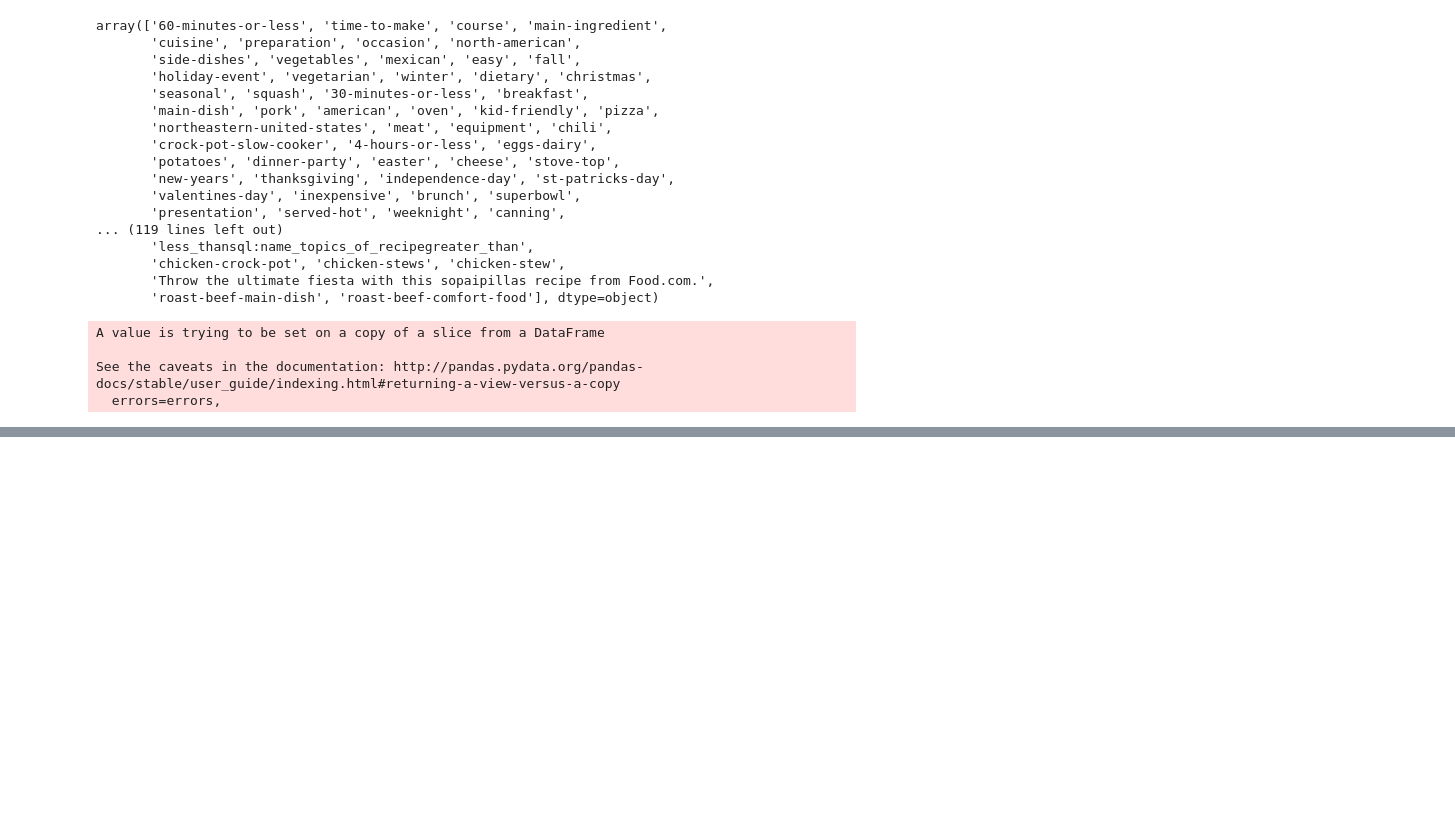
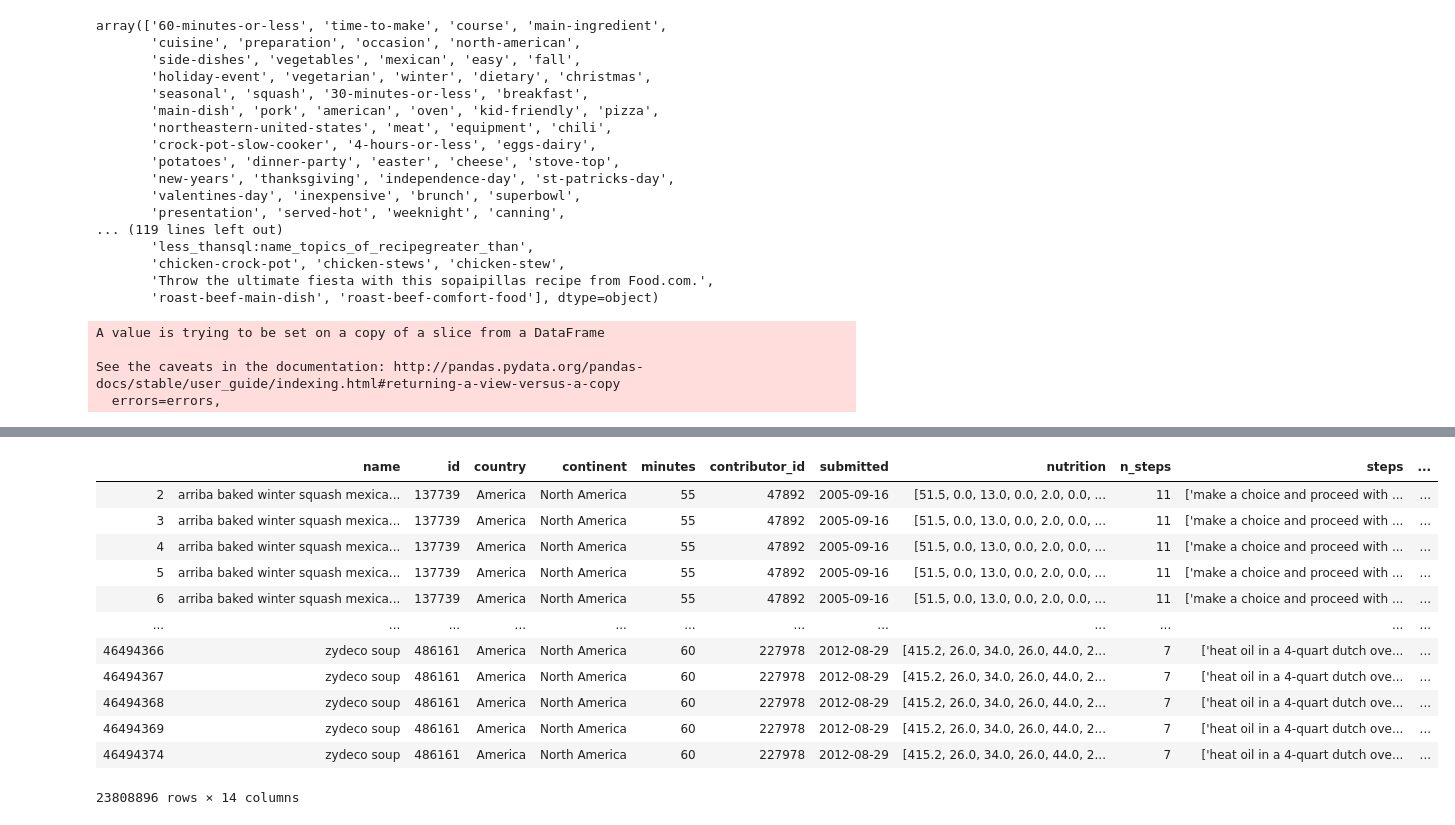
Before and after one commit to JiahuaWU/ada2019, a Jupyter notebook: Untitled.ipynb, the cells around one changed output, grey strips where cells are left out. Cells and saved outputs as stored; diff of their text form; code cells hidden in the pictures; blank space fills up the shorter version.

```diff
--- a/Untitled.ipynb
+++ b/Untitled.ipynb
@@ -262,0 +469,24 @@ recipe_country.merge(main_dish, on = 'id', how = 'left', ).merge(side_dish, on =
+# %%
+recipe_ingre['seasoning'] = recipe_ingre['seasoning'].apply(ast.literal_eval)
+# %%
+recipe_seasoning = recipe_ingre.explode('seasoning')
+# %%
+recipe_seasoning.reset_index(drop = True, inplace = True)
+# %%
+recipe_seasoning.drop(index = recipe_seasoning[recipe_seasoning['seasoning'].isna()].index, inplace = True)
+# %%
+recipe_seasoning
+# %% [output]
+|  | name | id | country | continent | minutes | contributor_id | submitted | nutrition | n_steps | steps | ... |
+| 2 | arriba baked winter squash mexica... | 137739 | America | North America | 55 | 47892 | 2005-09-16 | [51.5, 0.0, 13.0, 0.0, 2.0, 0.0, ... | 11 | ['make a choice and proceed with ... | ... |
+| 3 | arriba baked winter squash mexica... | 137739 | America | North America | 55 | 47892 | 2005-09-16 | [51.5, 0.0, 13.0, 0.0, 2.0, 0.0, ... | 11 | ['make a choice and proceed with ... | ... |
+| 4 | arriba baked winter squash mexica... | 137739 | America | North America | 55 | 47892 | 2005-09-16 | [51.5, 0.0, 13.0, 0.0, 2.0, 0.0, ... | 11 | ['make a choice and proceed with ... | ... |
+| 5 | arriba baked winter squash mexica... | 137739 | America | North America | 55 | 47892 | 2005-09-16 | [51.5, 0.0, 13.0, 0.0, 2.0, 0.0, ... | 11 | ['make a choice and proceed with ... | ... |
+| 6 | arriba baked winter squash mexica... | 137739 | America | North America | 55 | 47892 | 2005-09-16 | [51.5, 0.0, 13.0, 0.0, 2.0, 0.0, ... | 11 | ['make a choice and proceed with ... | ... |
+| ... | ... | ... | ... | ... | ... | ... | ... | ... | ... | ... | ... |
+| 46494366 | zydeco soup | 486161 | America | North America | 60 | 227978 | 2012-08-29 | [415.2, 26.0, 34.0, 26.0, 44.0, 2... | 7 | ['heat oil in a 4-quart dutch ove... | ... |
+| 46494367 | zydeco soup | 486161 | America | North America | 60 | 227978 | 2012-08-29 | [415.2, 26.0, 34.0, 26.0, 44.0, 2... | 7 | ['heat oil in a 4-quart dutch ove... | ... |
+| 46494368 | zydeco soup | 486161 | America | North America | 60 | 227978 | 2012-08-29 | [415.2, 26.0, 34.0, 26.0, 44.0, 2... | 7 | ['heat oil in a 4-quart dutch ove... | ... |
+| 46494369 | zydeco soup | 486161 | America | North America | 60 | 227978 | 2012-08-29 | [415.2, 26.0, 34.0, 26.0, 44.0, 2... | 7 | ['heat oil in a 4-quart dutch ove... | ... |
+| 46494374 | zydeco soup | 486161 | America | North America | 60 | 227978 | 2012-08-29 | [415.2, 26.0, 34.0, 26.0, 44.0, 2... | 7 | ['heat oil in a 4-quart dutch ove... | ... |
+23808896 rows × 14 columns
```
Also changed, not shown: parts of 41 cells of this notebook.
